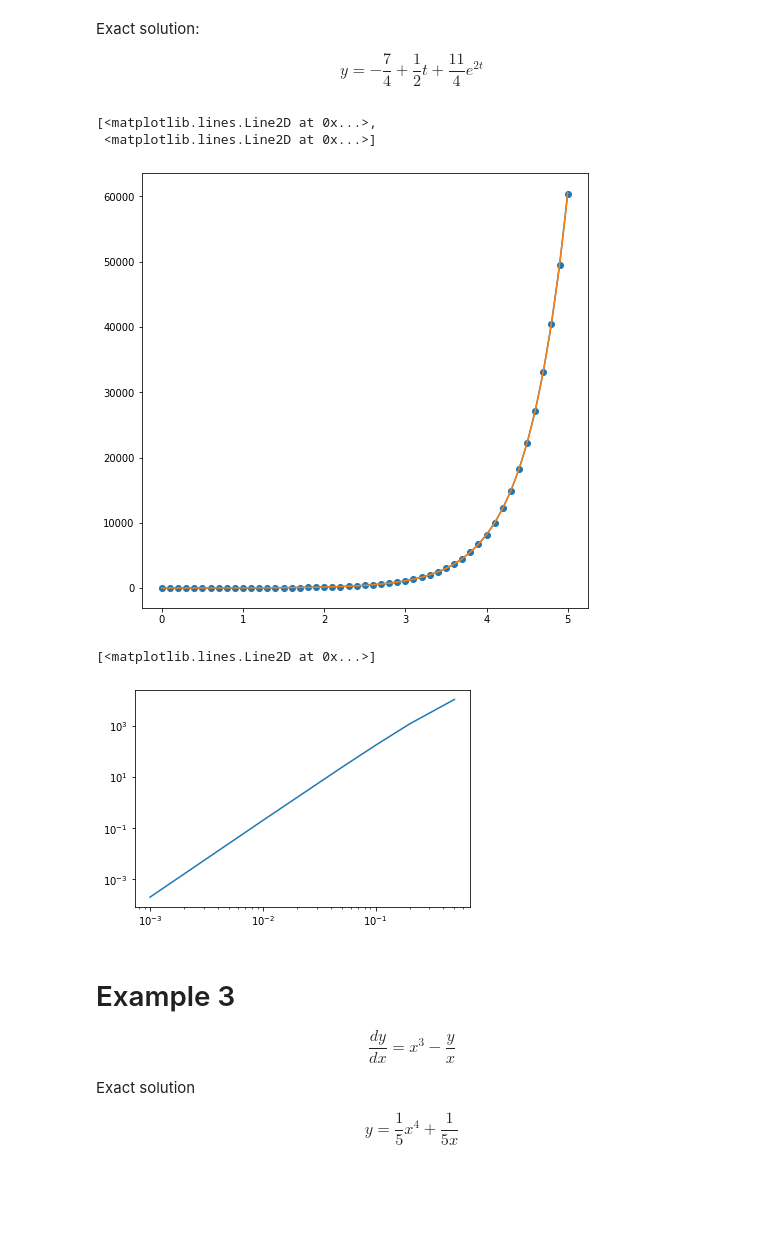
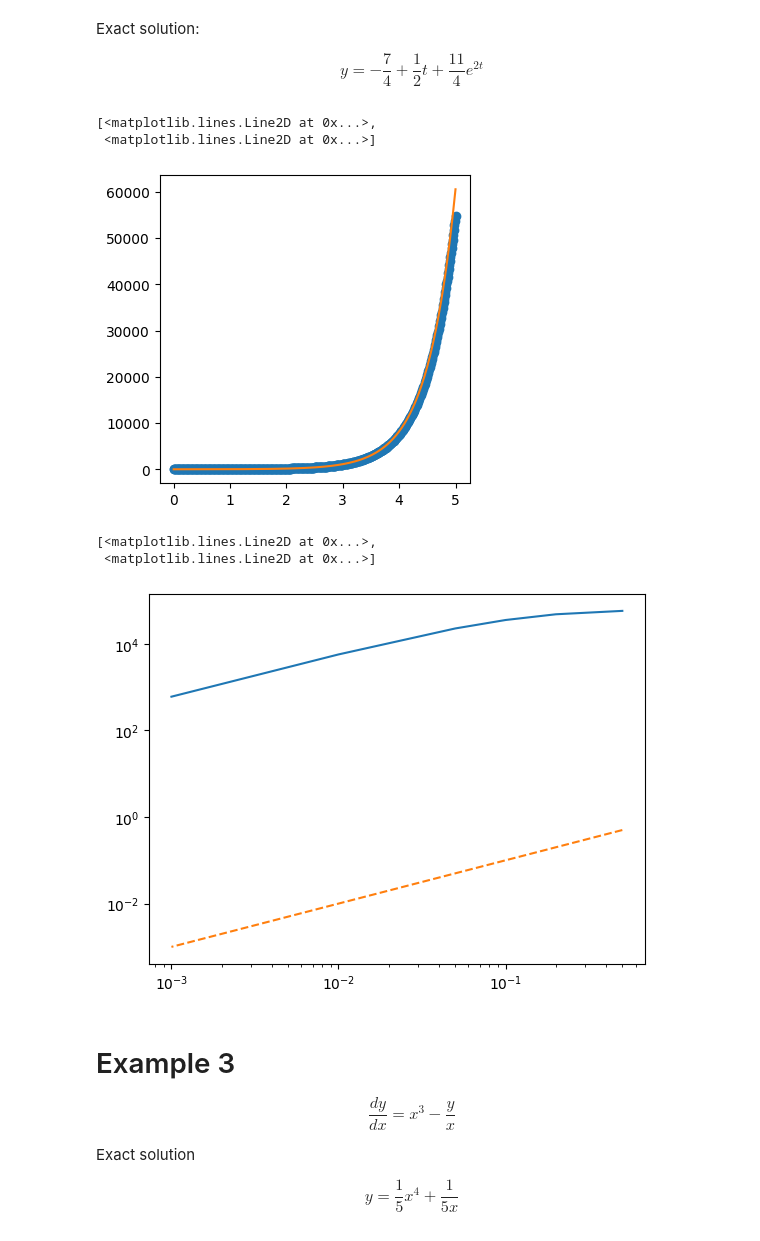
Before and after one commit to mazhengcn/scientific-computing-with-python, a Jupyter notebook: others/ode.ipynb, the cells around one changed output. Drawn from its saved outputs; the diff is of its cells as text; code cells hidden in the pictures; blank space fills up the shorter version.

```diff
--- a/others/ode.ipynb
+++ b/others/ode.ipynb
@@ -180,6 +201,2 @@ plt.plot(t_rk, y_rk, '-*', t_num, y_num, "-o", t, 14 - 4 * t - 13 * np.exp(-t /
 # %% [markdown]
 ### Convergence
-# %%
-t = 5.0
-
-14 - 4 * t - 13 * np.exp(-t / 2)
@@ -188,8 +203,10 @@ t = 5.0
 # %%
+%time
+
 list_h = [0.5, 0.2, 0.1, 0.05, 0.01, 0.001]
 
 errors1 = []
 for h in list_h:
-    _, y_num = Euler(f1, 1.0, 5.0, h)
+    _, y_num = RK3(f1, 1.0, 5.0, h)
     err = np.abs(y_num[-1] - (14 - 4 * 5.0 - 13 * np.exp(-5.0 / 2)))
     errors1.append(err)
@@ -236,18 +266,18 @@ def f2(t, y):
     return 4 - t + 2 * y
 
 
-h = 0.1
+h = 0.01
 
-t_num, y_num = RK3(f2, 1.0, 5.0, h)
+t_num, y_num = Euler(f2, 1.0, 5.0, h)
 
 t = np.linspace(0, 5.0, 200)
 
-plt.figure(figsize=(8, 8))
+plt.figure(figsize=(4, 4))
 plt.plot(t_num, y_num, "-o", t, -7 / 4 + 0.5 * t + 11 / 4 * np.exp(2 * t))
 # %% [output]
 [<matplotlib.lines.Line2D at 0x...>,
  <matplotlib.lines.Line2D at 0x...>]
-[figure, old version]
+[figure, new version]
 # %%
 list_h = [0.5, 0.2, 0.1, 0.05, 0.01, 0.001]
 
@@ -256,14 +286,15 @@ ref = -7 / 4 + 0.5 * t + 11 / 4 * np.exp(2 * t)
 
 errors = []
 for h in list_h:
-    _, y_num = RK3(f2, 1.0, 5.0, h)
+    _, y_num = Euler(f2, 1.0, 5.0, h)
     err = np.abs(y_num[-1] - ref)
     errors.append(err)
 # %%
-plt.loglog(list_h, errors)
+plt.loglog(list_h, errors, list_h, np.asarray(list_h), '--')
 # %% [output]
-[<matplotlib.lines.Line2D at 0x...>]
+[<matplotlib.lines.Line2D at 0x...>,
+ <matplotlib.lines.Line2D at 0x...>]
-[figure, old version]
+[figure, new version]
 # %% [markdown]
 # Example 3
 
```
Also changed, not shown: parts of 27 cells of this notebook, 4 other files.
